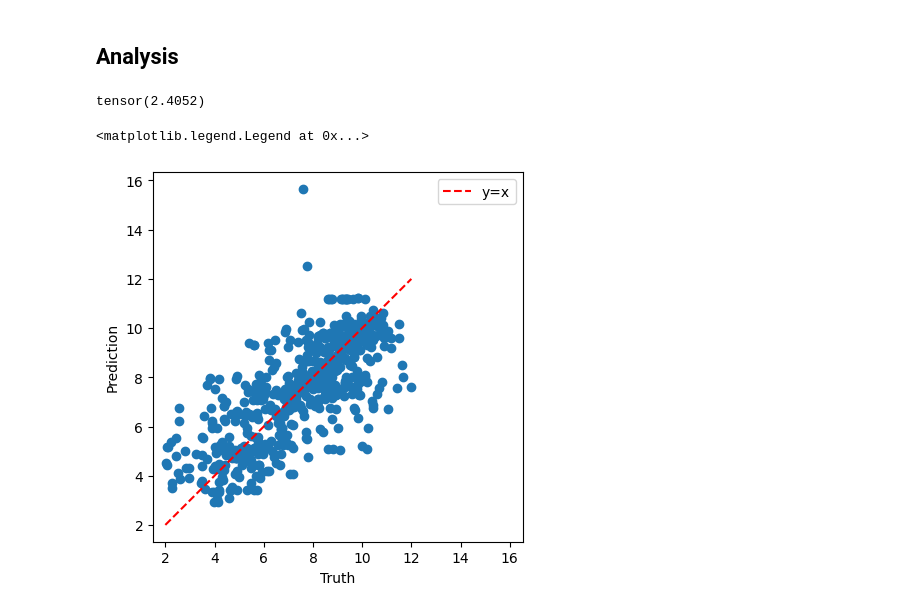
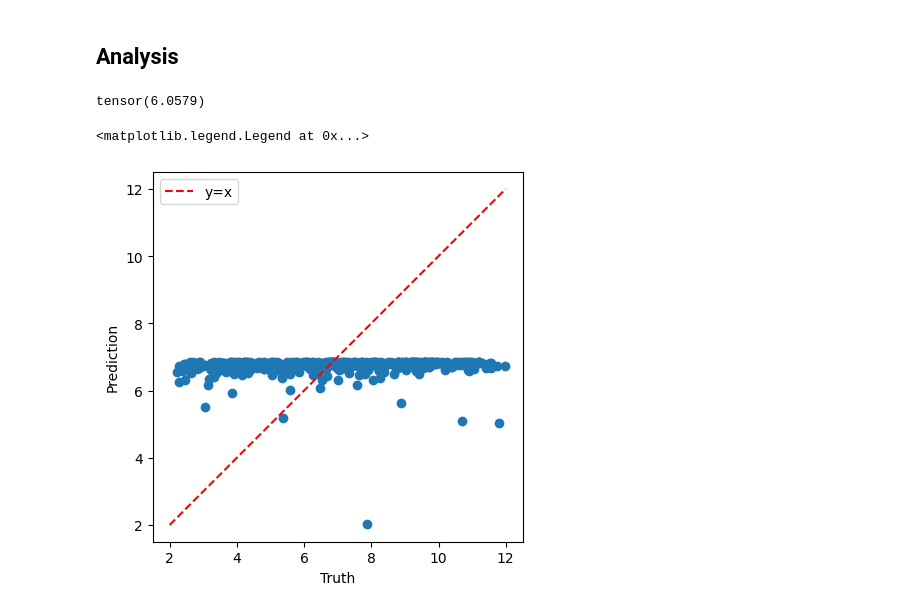
Before and after one commit to MingyiXue/deep-learning-for-bioinformatics-101, a Jupyter notebook: code/predictive/predict_pKa_SMILES_rnn.ipynb, the cells around one changed output. Saved outputs shown, nothing was run; the diff lists cells and outputs as text; code cells hidden in the pictures.

```diff
--- a/code/predictive/predict_pKa_SMILES_rnn.ipynb
+++ b/code/predictive/predict_pKa_SMILES_rnn.ipynb
@@ -58,9 +60,8 @@ class Collate:
         return X, Y
 # %%
 infile = "../data/combined_training_datasets_unique.sdf"
-vocab_path = "../data/vocab.txt"
 all_df = PandasTools.LoadSDF(infile)
 name = os.path.splitext(os.path.basename(infile))[0]
-tokenizer = SmilesTokenizer(vocab_path)
+tokenizer = Tokenizer()
 print(tokenizer.vocab)
 # %% [output]
@@ -85,10 +87,16 @@ device = "cuda" if torch.cuda.is_available() else "cpu"
 # %%
 # split
 nsamples = all_df.shape[0]
+
+print(f"Number of samples: {nsamples}")
 val_size = int(nsamples*ratio)
-print(f"Number of samples: {nsamples}")
-df_train = all_df.iloc[:-val_size]
-df_test = all_df.iloc[-val_size:]
+val_size = int(nsamples*ratio)
+val_indices = np.random.choice(nsamples, val_size, replace=False)
+train_indices = set(range(nsamples)) - set(val_indices.tolist())
+train_indices = list(train_indices)
+
+df_train = all_df.iloc[train_indices]
+df_test = all_df.iloc[val_indices]
 print(f"Size of training set: {df_train.shape[0]}, Size of test set: {df_test.shape[0]}")
 ## batching
 instance = Collate(tokenizer)
@@ -130,16 +139,21 @@ def val_epoch(dataloader, loss_func, model, device):
 ## Training
 # %%
 epochs = 20
-lr = 1e-2
+lr = 1e-4
+emb_dim = 16
+hidden_dim = 32
+dropout = 0.3
+n_layers = 3
+clip = 5
+model = Model(vocab_size, emb_dim, hidden_dim, n_layers, dropout=dropout, bidirectional=True)
 
-model = Model(vocab_size, hidden_dims=[100, 50, 20])
 model.to(device)
 optimizer = torch.optim.Adam(model.parameters(), lr=lr)
 loss_func = nn.functional.mse_loss
 
 train_epoch_losses, test_epoch_losses = [], []
 for n in range(epochs):
-    train_epoch_loss = train_epoch(train_loader, model, loss_func, optimizer, device)
+    train_epoch_loss = train_epoch(train_loader, model, clip, loss_func, optimizer, device)
     val_epoch_loss = val_epoch(test_loader, loss_func, model, device)
     train_epoch_losses.append(train_epoch_loss)
     test_epoch_losses.append(val_epoch_loss)
@@ -152,25 +175,28 @@ plt.legend()
 # %%
 model.eval()
 with torch.no_grad():
-    truth = df_test["pKa"].values.tolist()
+    truth = []
     pred = []
-    for mol in df_test["ROMol"].to_list():
+    for idx, row in df_test.iterrows():
+        mol = row["ROMol"]
+        y = float(row["pKa"])
         smi = Chem.MolToSmiles(mol, doRandom=True)
         tensor = torch.Tensor(tokenizer.encode(smi)).reshape(1, -1)
         p = model(tensor.long())
         pred.append(p)
-    l = nn.functional.mse_loss(pred, truth)
+        truth.append(y)
+    l = nn.functional.mse_loss(torch.Tensor(pred).float(), torch.Tensor(truth).float())
     print(l)
 
 xreg = np.linspace(2, 12, num=100)
 yreg = xreg
 plt.plot(xreg, yreg, 'r--', label="y=x")
 plt.scatter(truth, pred)
 plt.xlabel("Truth")
 plt.ylabel("Prediction")
 plt.axis("square")
 plt.legend()
 # %% [output]
-tensor(2.4052)
+tensor(6.0579)
 <matplotlib.legend.Legend at 0x...>
-[figure, old version]
+[figure, new version]
```
Also changed, not shown: parts of 10 cells of this notebook, 8 other files.
